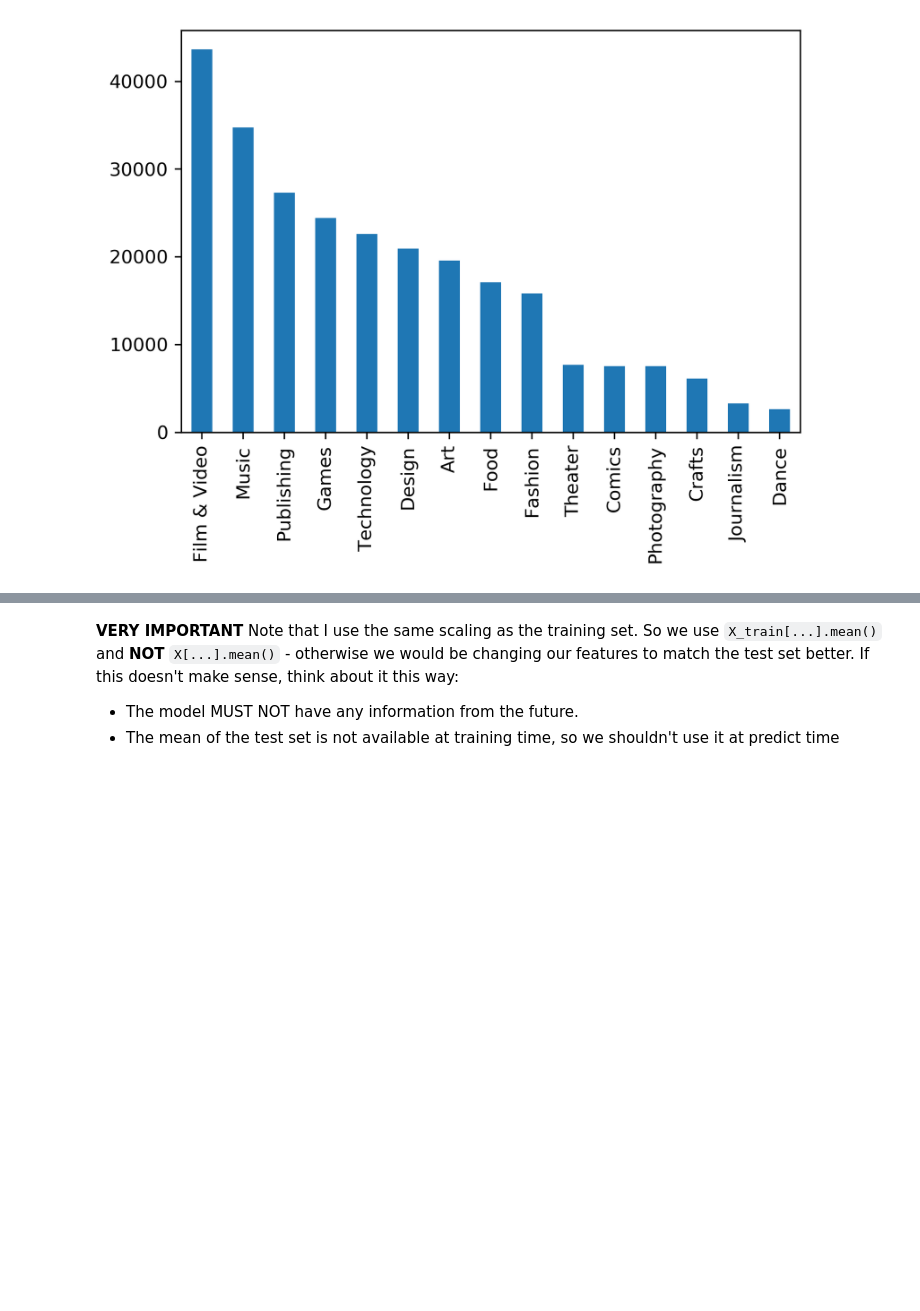
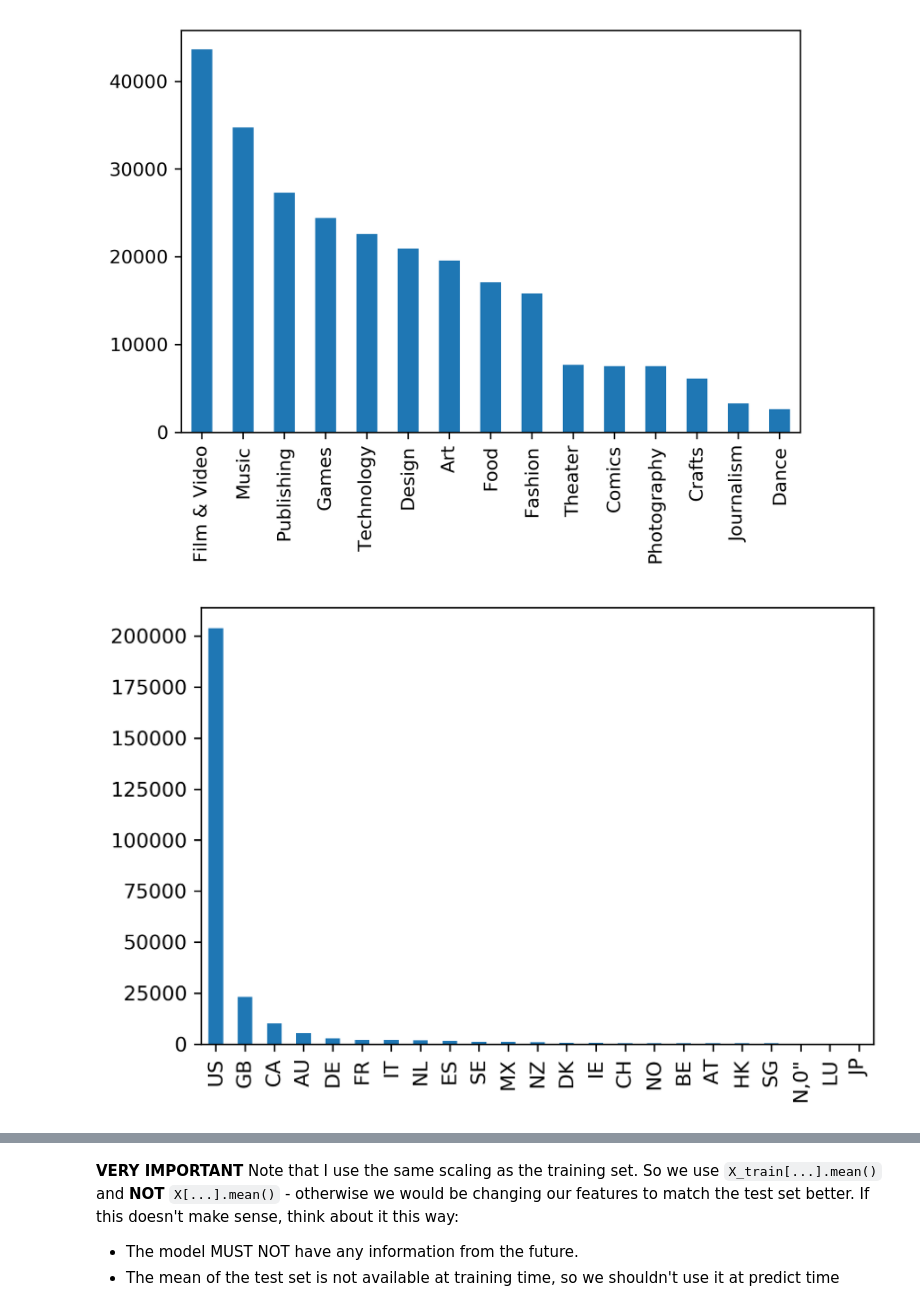
Before and after one commit to ShelyBhogal/data-science, a Jupyter notebook: 13-workshop1-classification/workshop.ipynb, the cells around one changed output, grey strips where cells are left out. Cells and saved outputs as stored; diff of their text form; code cells hidden in the pictures; blank space fills up the shorter version.

```diff
--- a/13-workshop1-classification/workshop.ipynb
+++ b/13-workshop1-classification/workshop.ipynb
@@ -17,11 +17,16 @@ We're going to go through the process of exploring and engineering data, buildin
 First of all we just load up the data and take a peek at what we have.
 # %%
 import pandas as pd
-from sklearn.model_selection import train_test_split
+from sklearn.model_selection import train_test_split, cross_val_score
+import numpy as np
 import matplotlib.pyplot as plt
+from matplotlib import ticker
 import seaborn as sns
+from sklearn.linear_model import SGDClassifier
+from sklearn import metrics
 
-kaggle_data = pd.read_csv('~/Desktop/Work/DataScience/kickstarter/ks-projects-201801.csv')# Load data
+# We have two columns that should be dtype 'datetime'
+kaggle_data = pd.read_csv('~/Desktop/Work/DataScience/kickstarter/ks-projects-201801.csv', parse_dates=['deadline', 'launched'])
 # %%
 kaggle_data.head()
 # %% [output]
@@ -60,15 +56,13 @@ grid_search.best_params_
 # %% [output]
 {'alpha': 0.01389495494373136}
 # %%
-# Hold out sample
+# Hold out sample - 'live' and 'undefined' projects are already funded so keep separate
 is_not_finished = kaggle_data['state'].isin(['live', 'undefined'])
+
+# ~ is bitwise operator for NOT, i.e. projects which are 'failed', 'successful', 'canceled' and 'suspended'
 kaggle_data_filtered = kaggle_data[~is_not_finished]
-train, test = train_test_split(
-    kaggle_data_filtered,
-    train_size=0.7,
-    test_size=0.3,
-    random_state=1001,
-)
+
+train, test = train_test_split(kaggle_data_filtered, train_size=0.7, test_size=0.3, random_state=1001)
 # %% [output]
 SGDClassifier(alpha=0.01389495494373136, average=False, class_weight=None,
               early_stopping=False, epsilon=0.1, eta0=0.0, fit_intercept=True,
@@ -131,0 +141,6 @@ train['main_category'].value_counts().plot(kind='bar', ax=ax);
+# %%
+# Analyse single feature 'country'
+fg, ax = plt.subplots(dpi=300)
+train['country'].value_counts().plot(kind='bar', ax=ax);
+# %% [output]
+[figure, added]
```
Also changed, not shown: parts of 14 cells of this notebook, 1 other file.
